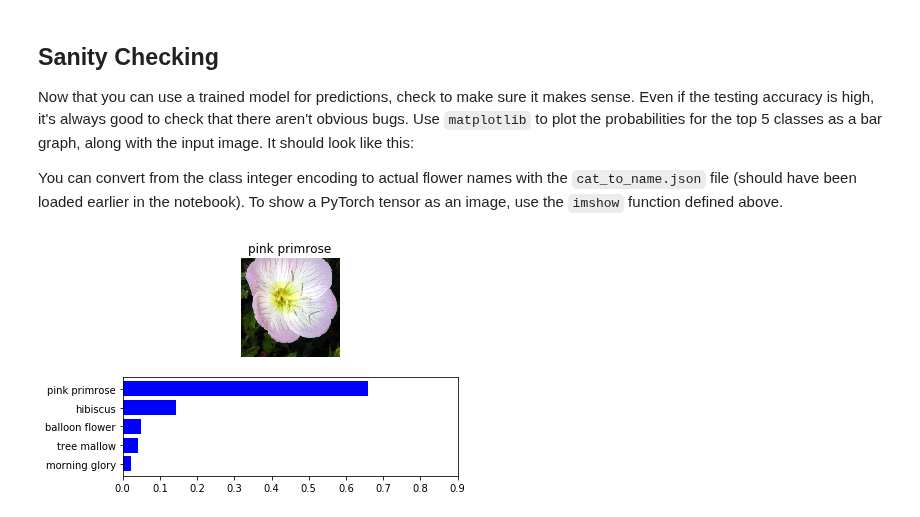
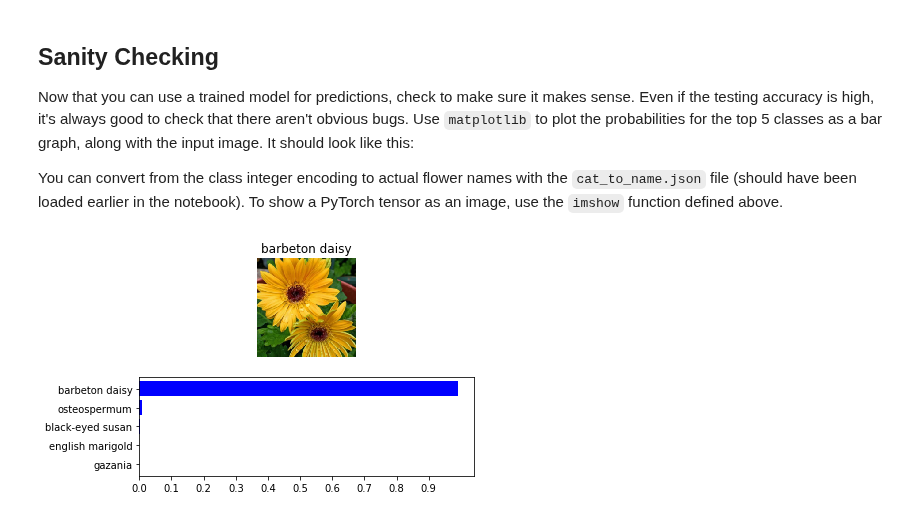
Before and after one commit to somya1212/flowerSpecies-Classifier, a Jupyter notebook: Image Classifier Project.ipynb, the cells around one changed output. Drawn from its saved outputs; the diff is of its cells as text; code cells hidden in the pictures.

```diff
--- a/Image Classifier Project.ipynb
+++ b/Image Classifier Project.ipynb
@@ -464,22 +459,22 @@ You can convert from the class integer encoding to actual flower names with the
 # %%
 # TODO: Display an image along with the top 5 classes
 # DONE: Display an image along with the top 5 classes
-image_path = test_dir + '/1/image_06743.jpg'
+image_path = test_dir + '/41/image_02261.jpg'
 
 probs, classes = predict(image_path, 'checkpoint.pth')
 
 classes = [cat_to_name[c] for c in classes] #convert class integer to flower name
 title = classes[0] #highest probability class
 image = imshow(process_image(image_path), ax = plt.subplot(2, 1, 1)) #show image
 image.axis("off") #removing axis of image
 image.set_title(title) #title is highest probability of class
 
 plt.subplot(2, 1, 2)
 y_axis = np.arange(5) #top 5 prob
 x_axis = np.flip(probs, 0) #flip numpy array
 plt.barh(y_axis, x_axis, align='center', color='blue')
 plt.yticks(y_axis, np.flip(classes, 0)) #flip classes
 plt.xticks(np.arange(0,1,0.1))
 plt.show()
 # %% [output]
-[figure, old version]
+[figure, new version]
```
Also changed, not shown: parts of 5 cells of this notebook.
